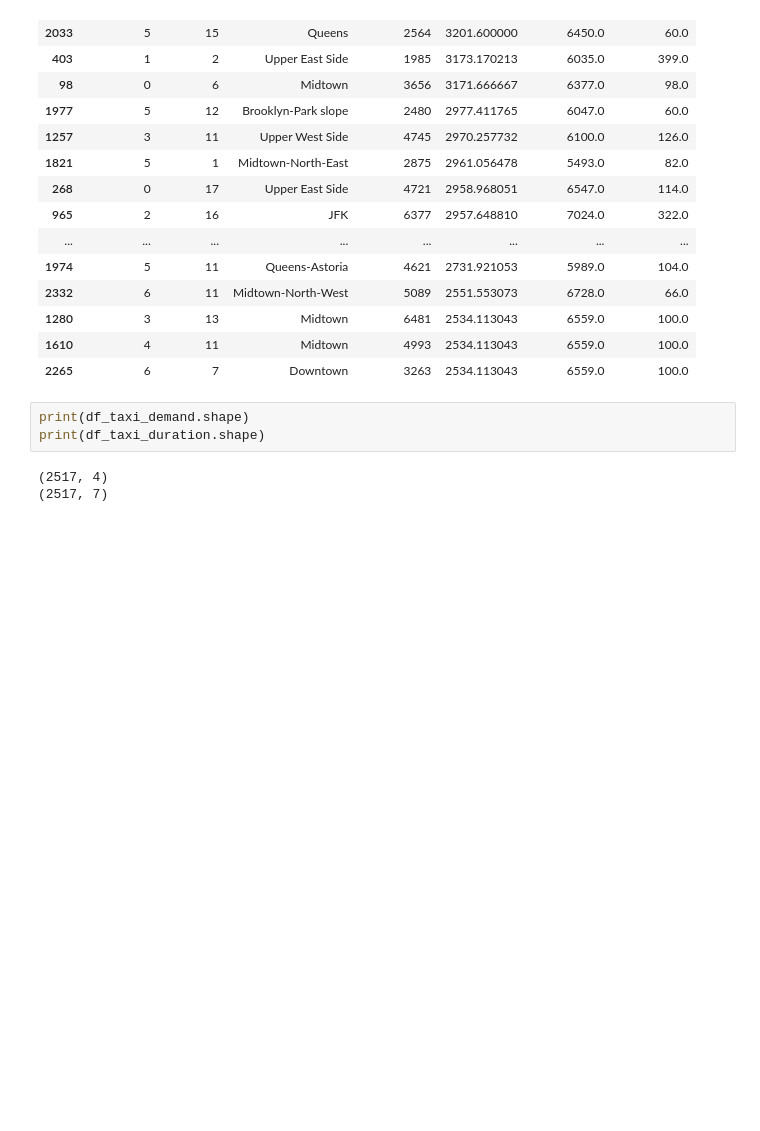
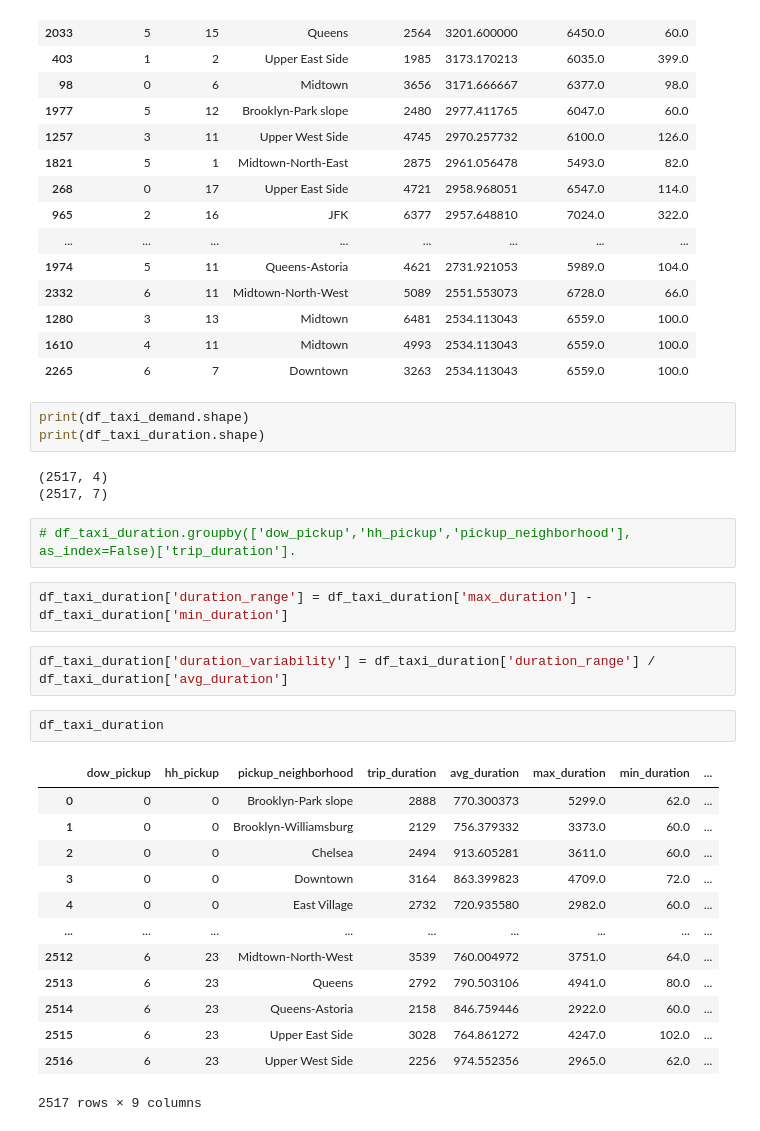
Before and after one commit to smbayo/NYC-Taxi, a Jupyter notebook: 460_Final_Project_Analysis.ipynb, the cells around one changed output. Saved outputs shown, nothing was run; the diff lists cells and outputs as text; blank space fills up the shorter version.

```diff
--- a/460_Final_Project_Analysis.ipynb
+++ b/460_Final_Project_Analysis.ipynb
@@ -794,3 +794,25 @@ print(df_taxi_duration.shape)
 # %% [output]
 (2517, 4)
 (2517, 7)
+# %%
+# df_taxi_duration.groupby(['dow_pickup','hh_pickup','pickup_neighborhood'], as_index=False)['trip_duration'].
+# %%
+df_taxi_duration['duration_range'] = df_taxi_duration['max_duration'] - df_taxi_duration['min_duration']
+# %%
+df_taxi_duration['duration_variability'] = df_taxi_duration['duration_range'] / df_taxi_duration['avg_duration']
+# %%
+df_taxi_duration
+# %% [output]
+|  | dow_pickup | hh_pickup | pickup_neighborhood | trip_duration | avg_duration | max_duration | min_duration | ... |
+| 0 | 0 | 0 | Brooklyn-Park slope | 2888 | 770.300373 | 5299.0 | 62.0 | ... |
+| 1 | 0 | 0 | Brooklyn-Williamsburg | 2129 | 756.379332 | 3373.0 | 60.0 | ... |
+| 2 | 0 | 0 | Chelsea | 2494 | 913.605281 | 3611.0 | 60.0 | ... |
+| 3 | 0 | 0 | Downtown | 3164 | 863.399823 | 4709.0 | 72.0 | ... |
+| 4 | 0 | 0 | East Village | 2732 | 720.935580 | 2982.0 | 60.0 | ... |
+| ... | ... | ... | ... | ... | ... | ... | ... | ... |
+| 2512 | 6 | 23 | Midtown-North-West | 3539 | 760.004972 | 3751.0 | 64.0 | ... |
+| 2513 | 6 | 23 | Queens | 2792 | 790.503106 | 4941.0 | 80.0 | ... |
+| 2514 | 6 | 23 | Queens-Astoria | 2158 | 846.759446 | 2922.0 | 60.0 | ... |
+| 2515 | 6 | 23 | Upper East Side | 3028 | 764.861272 | 4247.0 | 102.0 | ... |
+| 2516 | 6 | 23 | Upper West Side | 2256 | 974.552356 | 2965.0 | 62.0 | ... |
+2517 rows × 9 columns
```
